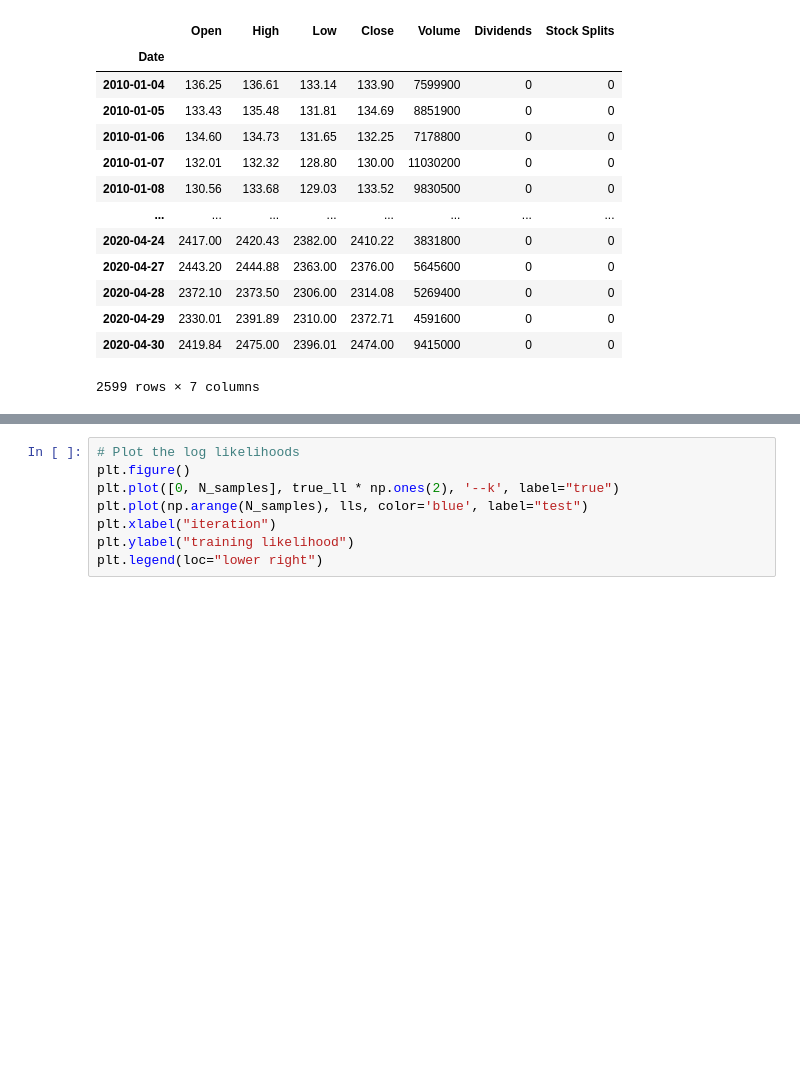
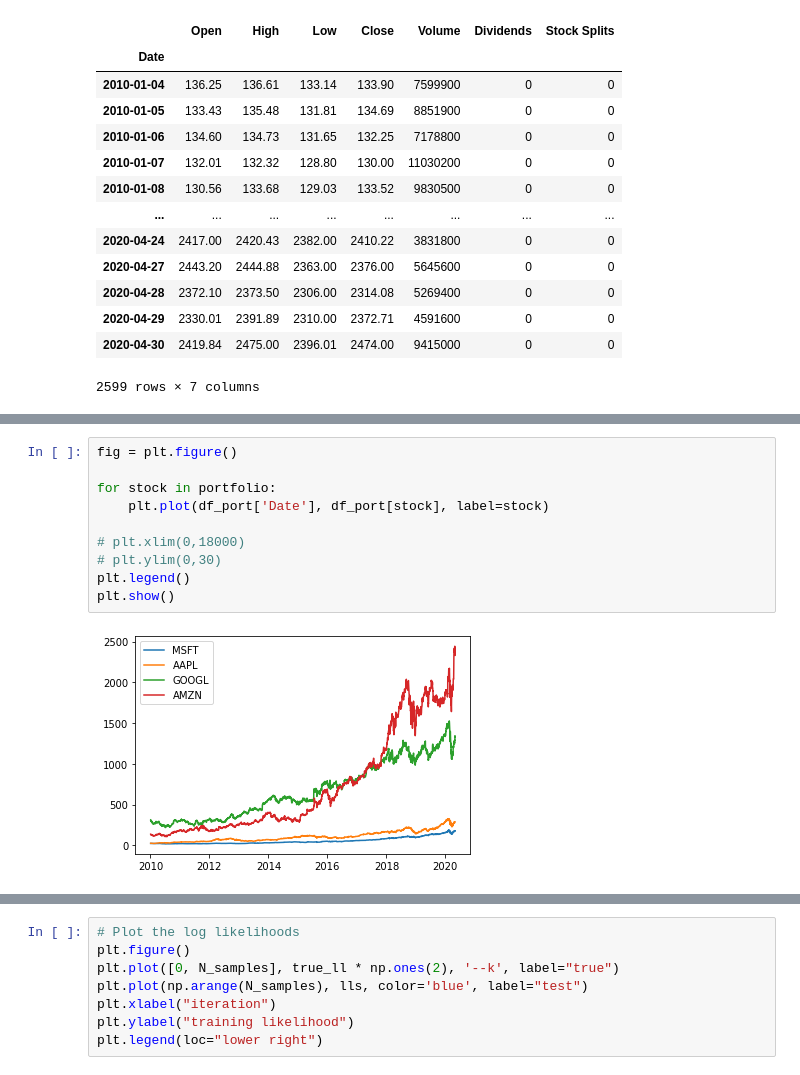
Before and after one commit to ngngocsonan2610/AI-in-Finance, a Jupyter notebook: pydls.ipynb, the cells around one changed output, grey strips where cells are left out. Saved outputs shown, nothing was run; the diff lists cells and outputs as text; blank space fills up the shorter version.

```diff
--- a/pydls.ipynb
+++ b/pydls.ipynb
@@ -278,3 +280,15 @@ df_port
+# %%
+fig = plt.figure()
+
+for stock in portfolio:
+    plt.plot(df_port['Date'], df_port[stock], label=stock)
+
+# plt.xlim(0,18000)
+# plt.ylim(0,30)
+plt.legend()
+plt.show()
+# %% [output]
+[figure, added]
 # %%
 import numpy.random as npr
 from pylds.models import DefaultLDS
```
Also changed, not shown: parts of 14 cells of this notebook.
